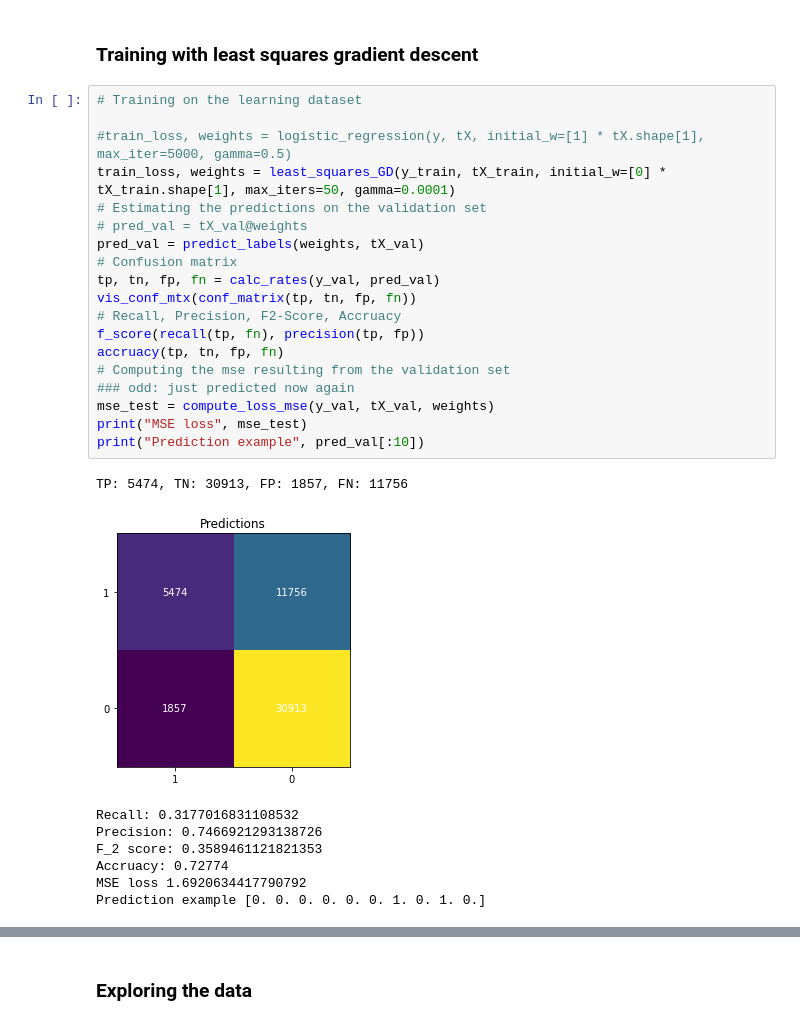
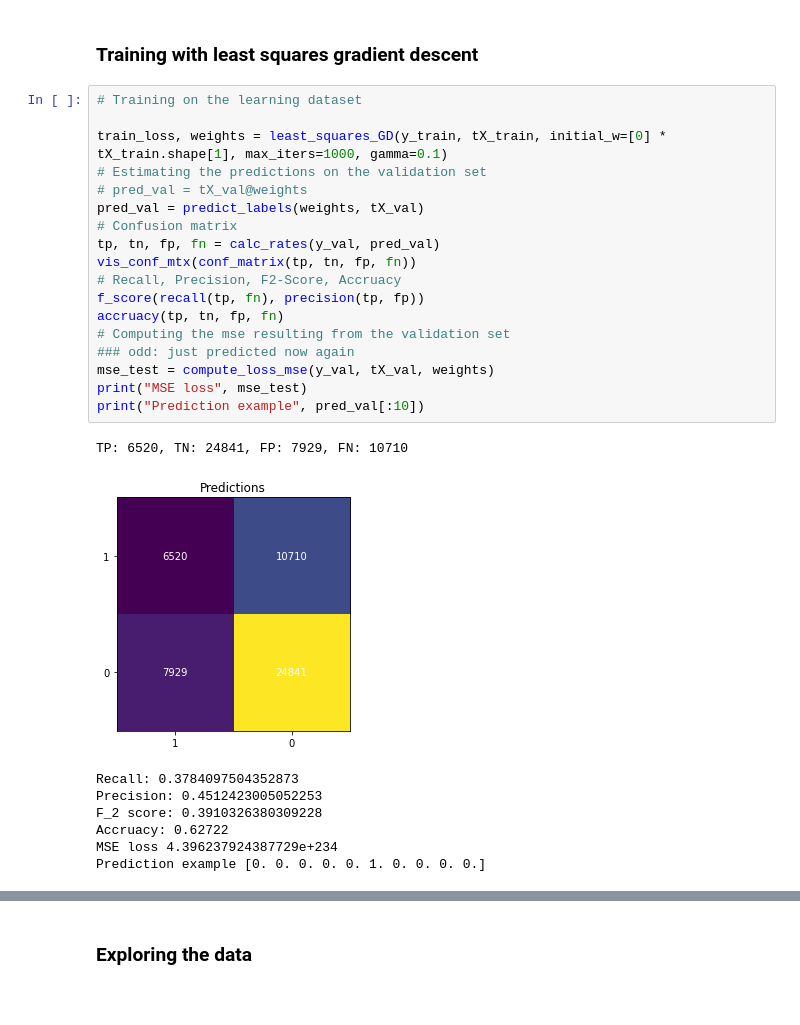
Before and after one commit to CS-433/ml-project-1-mgo, a Jupyter notebook: project1/scripts/project1.ipynb, the cells around one changed output, grey strips where cells are left out. Cells and saved outputs as stored; diff of their text form.

```diff
--- a/project1/scripts/project1.ipynb
+++ b/project1/scripts/project1.ipynb
@@ -72,28 +72,27 @@ Size of the test set: 568238.
 # %%
 # Training on the learning dataset
 
-#train_loss, weights = logistic_regression(y, tX, initial_w=[1] * tX.shape[1], max_iter=5000, gamma=0.5)
-train_loss, weights = least_squares_GD(y_train, tX_train, initial_w=[0] * tX_train.shape[1], max_iters=50, gamma=0.0001)
+train_loss, weights = least_squares_GD(y_train, tX_train, initial_w=[0] * tX_train.shape[1], max_iters=1000, gamma=0.1)
 # Estimating the predictions on the validation set
 # pred_val = tX_val@weights
 pred_val = predict_labels(weights, tX_val)
 # Confusion matrix
 tp, tn, fp, fn = calc_rates(y_val, pred_val)
 vis_conf_mtx(conf_matrix(tp, tn, fp, fn))
 # Recall, Precision, F2-Score, Accruacy
 f_score(recall(tp, fn), precision(tp, fp))
 accruacy(tp, tn, fp, fn)
 # Computing the mse resulting from the validation set
 ### odd: just predicted now again
 mse_test = compute_loss_mse(y_val, tX_val, weights)
 print("MSE loss", mse_test)
 print("Prediction example", pred_val[:10])
 # %% [output]
-TP: 5474, TN: 30913, FP: 1857, FN: 11756
+TP: 6520, TN: 24841, FP: 7929, FN: 10710
-[figure, old version]
+[figure, new version]
-Recall: 0.3177016831108532
-Precision: 0.7466921293138726
-F_2 score: 0.3589461121821353
-Accruacy: 0.72774
-MSE loss 1.6920634417790792
-Prediction example [0. 0. 0. 0. 0. 0. 1. 0. 1. 0.]
+Recall: 0.3784097504352873
+Precision: 0.4512423005052253
+F_2 score: 0.3910326380309228
+Accruacy: 0.62722
+MSE loss 4.396237924387729e+234
+Prediction example [0. 0. 0. 0. 0. 1. 0. 0. 0. 0.]
```
Also changed, not shown: parts of 11 cells of this notebook.
